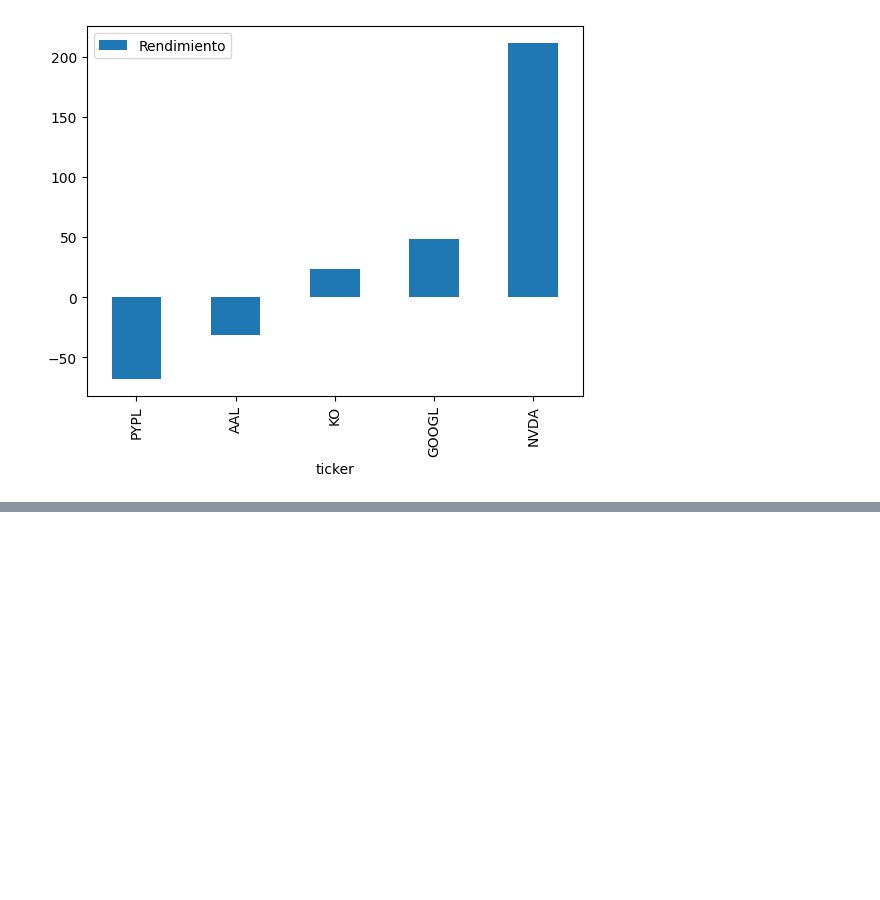
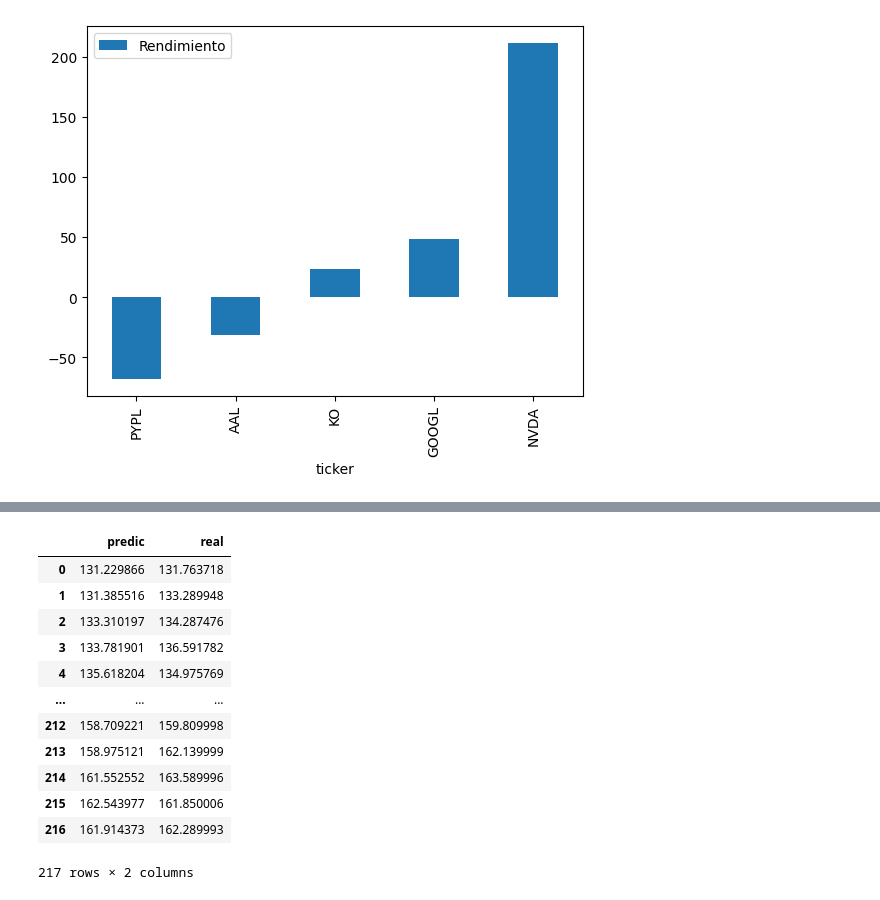
Before and after one commit to pabanib/CEFIM-Informes, a Jupyter notebook: Acciones.ipynb, the cells around one changed output, grey strips where cells are left out. Saved outputs shown, nothing was run; the diff lists cells and outputs as text; code cells hidden in the pictures; blank space fills up the shorter version.

```diff
--- a/Acciones.ipynb
+++ b/Acciones.ipynb
@@ -180,0 +185,24 @@ porta.movimientos
+# %%
+tick = 'GOOGL'
+quer = "ticker == '"+tick+"'"
+df = porta.movimientos.query(quer)
+comp = df[df.cantidad > 0]
+vent = df[df.cantidad < 0]
+
+fech = '2020-01-01'
+pap = tick
+pap = pap.upper()
+
+val = pap
+
+
+df = acciones.loc[val].loc[fech:]
+df['mm'] = acciones.loc[val].loc[fech:].Close.rolling(30).mean()
+
+fig = px.line(df, y = ['Close','mm'])
+
+fig.add_trace(go.Scatter(x = comp['fecha'], y= comp['precio'], mode='markers', marker=dict(color='red', size = 15)))
+fig.add_trace(go.Scatter(x = vent['fecha'], y= vent['precio'], mode='markers', marker=dict(color='Green', size = 15)))
+
+
+fig.show()
@@ -206,0 +309,18 @@ porta.posiciones.sort_values('Rendimiento').plot(kind = 'bar', y = 'Rendimiento'
+# %%
+pred = predice('GOOGL')
+df = pred.entrenamiento()
+df
+# %% [output]
+|  | predic | real |
+| 0 | 131.229866 | 131.763718 |
+| 1 | 131.385516 | 133.289948 |
+| 2 | 133.310197 | 134.287476 |
+| 3 | 133.781901 | 136.591782 |
+| 4 | 135.618204 | 134.975769 |
+| ... | ... | ... |
+| 212 | 158.709221 | 159.809998 |
+| 213 | 158.975121 | 162.139999 |
+| 214 | 161.552552 | 163.589996 |
+| 215 | 162.543977 | 161.850006 |
+| 216 | 161.914373 | 162.289993 |
+217 rows × 2 columns
```
Also changed, not shown: parts of 21 cells of this notebook.
